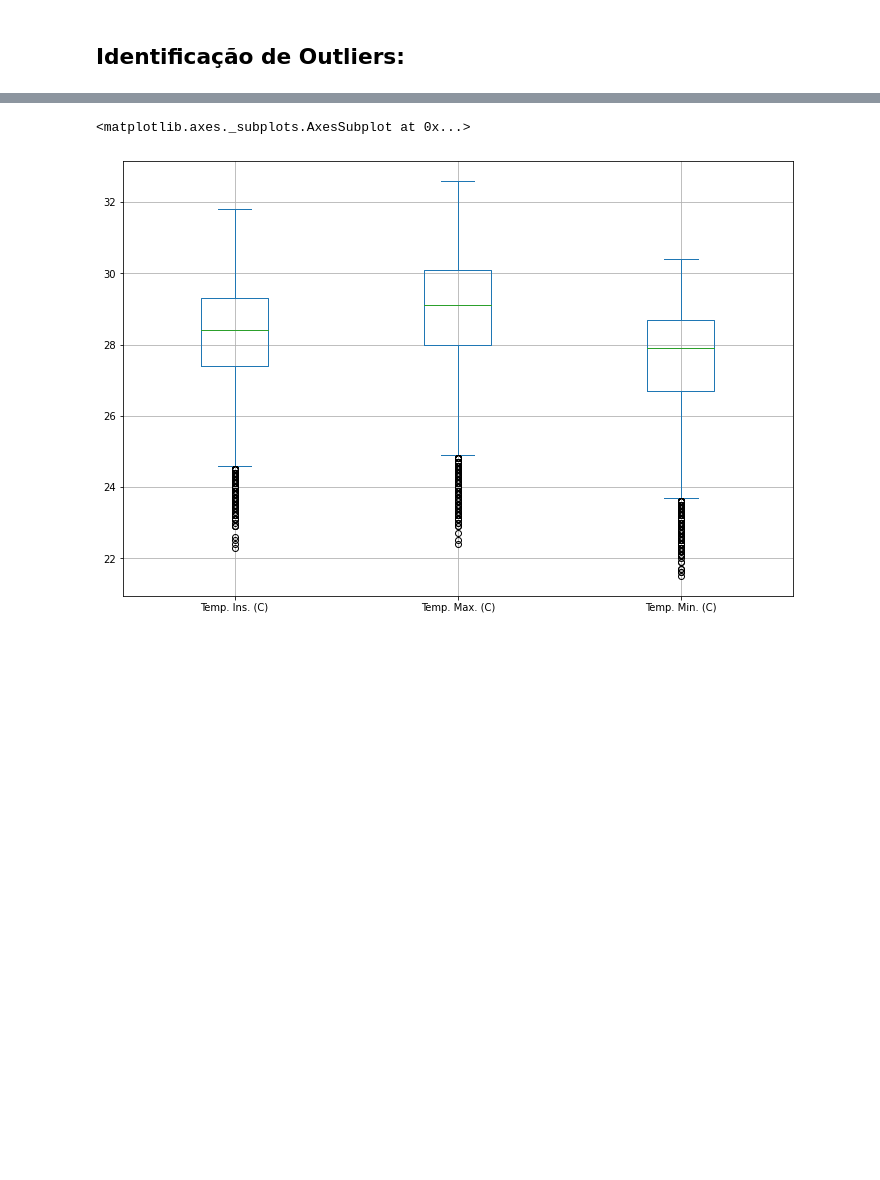
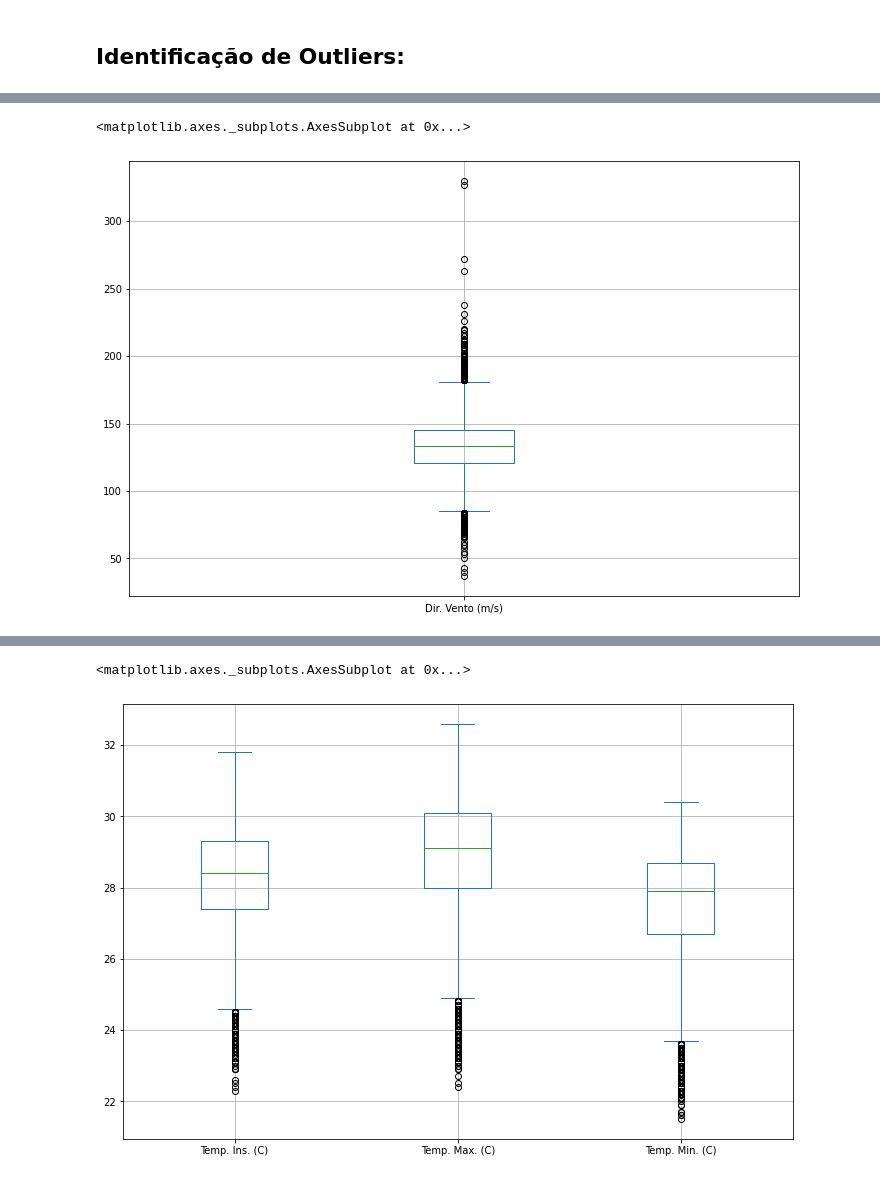
Before and after one commit to Gus-1003/Meteorologia_Estudos_Dados, a Jupyter notebook: Análise_Dados_Historicos_Anuais_INMET/Analise_INMET_Natal_RN_2021.ipynb, the cells around one changed output, grey strips where cells are left out. Cells and saved outputs as stored; diff of their text form; code cells hidden in the pictures; blank space fills up the shorter version.

```diff
--- a/Análise_Dados_Historicos_Anuais_INMET/Analise_INMET_Natal_RN_2021.ipynb
+++ b/Análise_Dados_Historicos_Anuais_INMET/Analise_INMET_Natal_RN_2021.ipynb
@@ -383,0 +410,5 @@ result.describe()
+# %%
+result['Dir. Vento (m/s)'].plot.box(grid = True, figsize=(12,8))
+# %% [output]
+<matplotlib.axes._subplots.AxesSubplot at 0x...>
+[figure, added]
```
Also changed, not shown: parts of 7 cells of this notebook.
